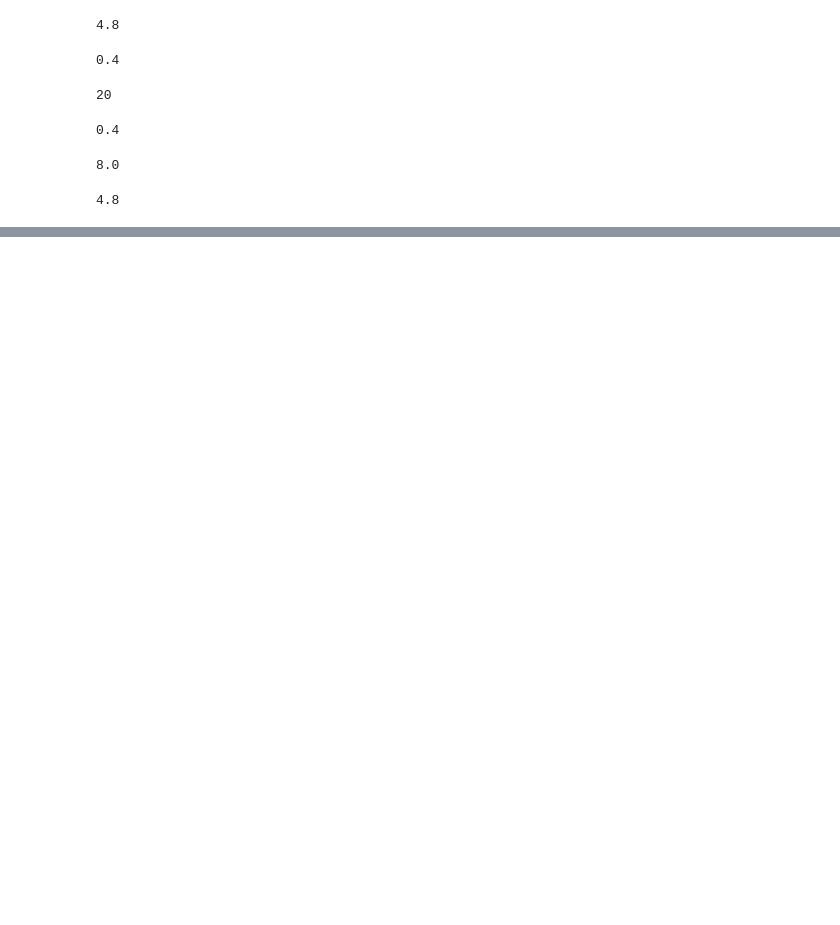
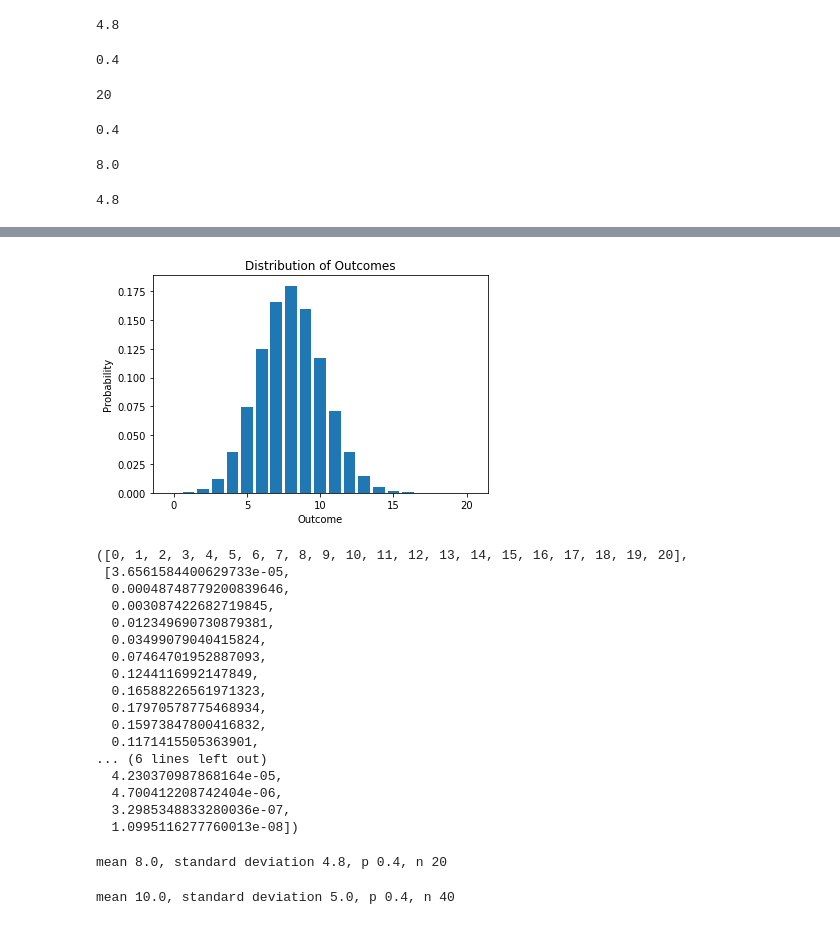
Before and after one commit to andrewudc/oop_dsnd, a Jupyter notebook: OOP_exercise.ipynb, the cells around one changed output, grey strips where cells are left out. Cells and saved outputs as stored; diff of their text form; code cells hidden in the pictures; blank space fills up the shorter version.

```diff
--- a/OOP_exercise.ipynb
+++ b/OOP_exercise.ipynb
@@ -103,0 +173,31 @@ sum(binomial.data)
+# %%
+from distributions import Binomial
+binomial = Binomial(0.4, 20)
+binomial.plot_bar_pdf()
+# %% [output]
+[figure, added]
+([0, 1, 2, 3, 4, 5, 6, 7, 8, 9, 10, 11, 12, 13, 14, 15, 16, 17, 18, 19, 20],
+ [3.6561584400629733e-05,
+  0.00048748779200839646,
+  0.003087422682719845,
+  0.012349690730879381,
+  0.03499079040415824,
+  0.07464701952887093,
+  0.1244116992147849,
+  0.16588226561971323,
+  0.17970578775468934,
+  0.15973847800416832,
+  0.1171415505363901,
+... (6 lines left out)
+  4.230370987868164e-05,
+  4.700412208742404e-06,
+  3.2985348833280036e-07,
+  1.0995116277760013e-08])
+# %%
+binomial
+# %% [output]
+mean 8.0, standard deviation 4.8, p 0.4, n 20
+# %%
+binomial + binomial
+# %% [output]
+mean 10.0, standard deviation 5.0, p 0.4, n 40
```
Also changed, not shown: parts of 19 cells of this notebook, 11 other files.
